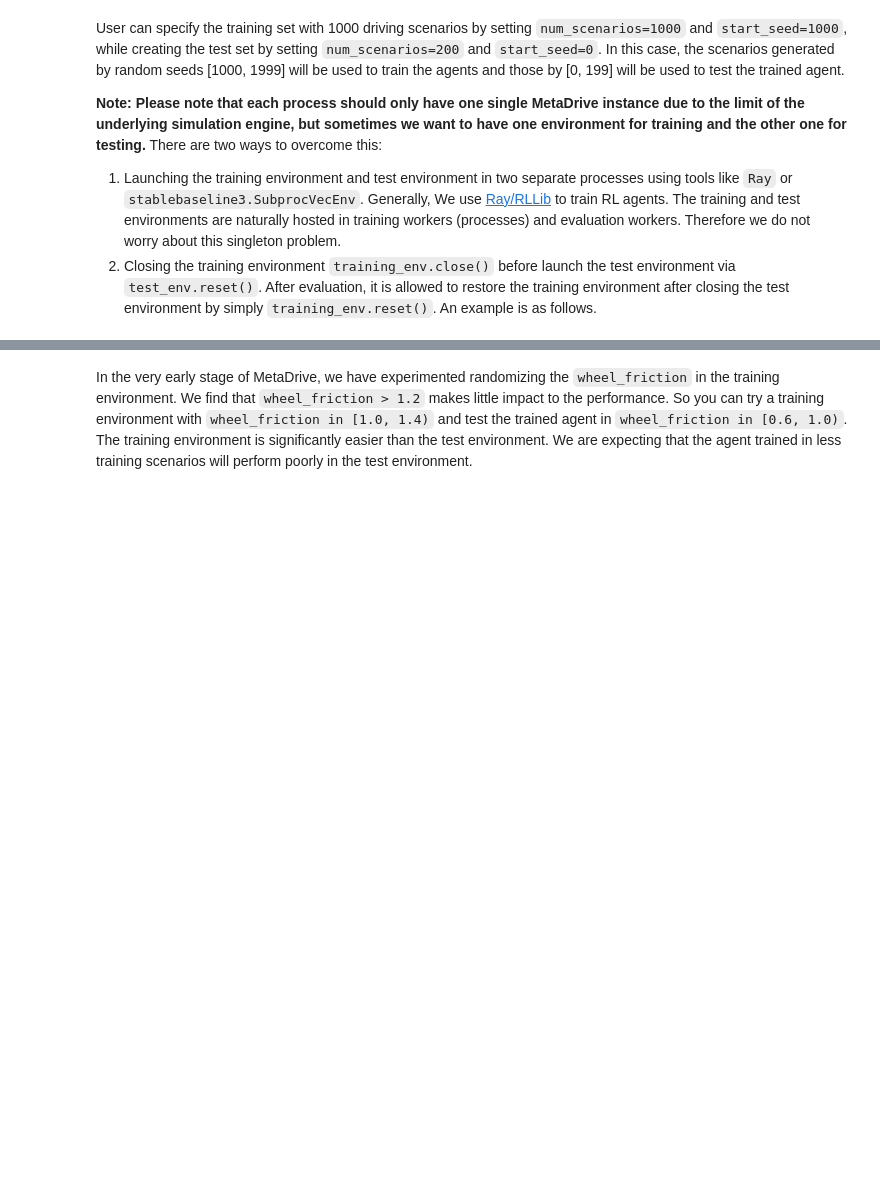
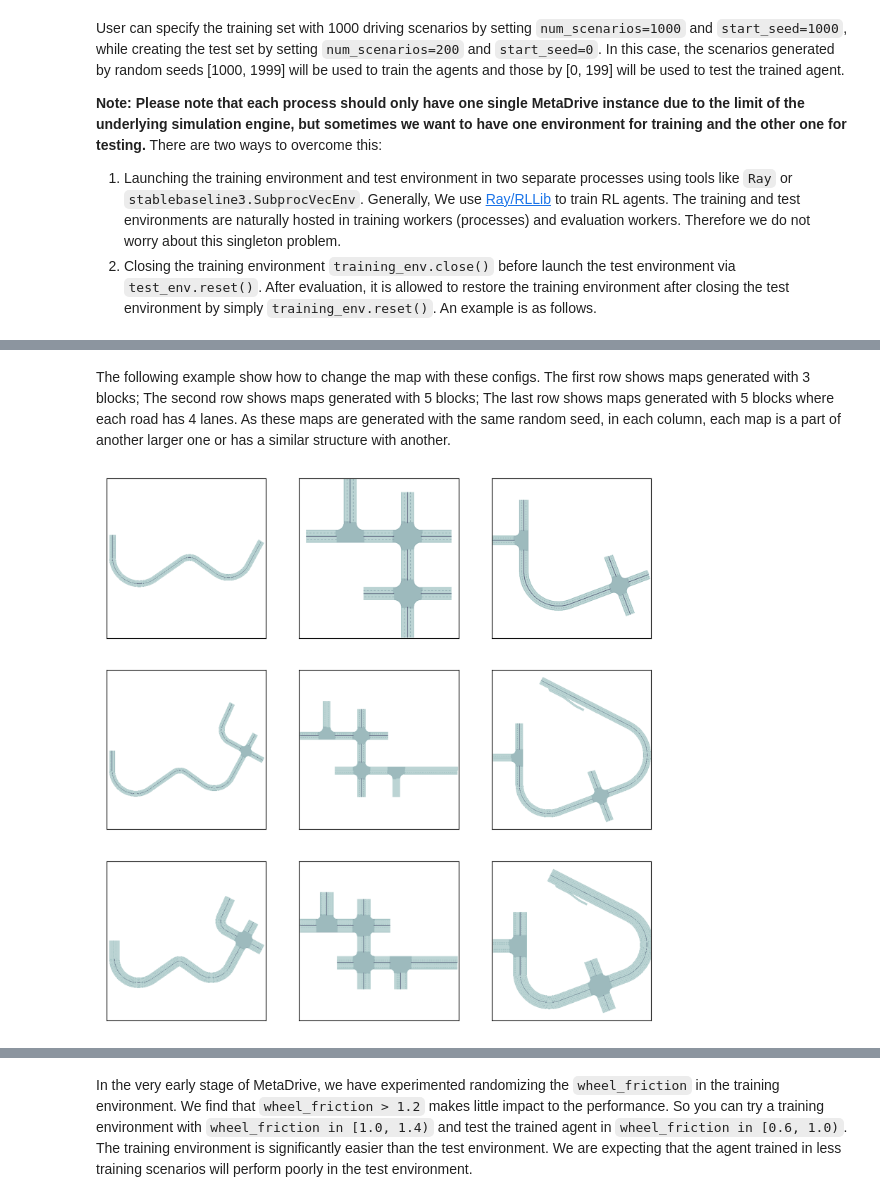
Before and after one commit to metadriverse/metadrive, a Jupyter notebook: documentation/source/rl_environments.ipynb, the cells around one changed output, grey strips where cells are left out. Cells and saved outputs as stored; diff of their text form; code cells hidden in the pictures; blank space fills up the shorter version.

```diff
--- a/documentation/source/rl_environments.ipynb
+++ b/documentation/source/rl_environments.ipynb
@@ -140,0 +168,12 @@ There are 4 types of traffic vehicles
+# %%
+from metadrive import MetaDriveEnv
+from metadrive.policy.idm_policy import IDMPolicy
+
+env = MetaDriveEnv(dict(traffic_mode="hybrid", map="O")) # Default, traffic density=0.1
+env.reset(seed=0)
+try:
+    for i in range(1000):
+        o,r,d,_,_ = env.step([0,0.2] if i > 100 and i < 200 else [0, -0.5])
+        env.render(mode="topdown", scaling=4, camera_position=(100, 0))
+finally:
+    env.close()
@@ -140,0 +192,2 @@ There are 4 types of traffic vehicles
+# %% [markdown]
+The following example show how to change the map with these configs. The first row shows maps generated with 3 blocks; The second row shows maps generated with 5 blocks; The last row shows maps generated with 5 blocks where each road has 4 lanes. As these maps are generated with the same random seed, in each column, each map is a part of another larger one or has a similar structure with another.
@@ -140,0 +203,31 @@ There are 4 types of traffic vehicles
+# %%
+map_config={BaseMap.GENERATE_TYPE: MapGenerateMethod.BIG_BLOCK_NUM,
+            BaseMap.GENERATE_CONFIG: 3,  # 3 block
+            BaseMap.LANE_WIDTH: 3.5,
+            BaseMap.LANE_NUM: 2}
+
+fig, axs = plt.subplots(3, 3, figsize=(10, 10), dpi=100)
+count = 0
+for i in range(3):
+    if i==0:
+        map_config["config"]=3
+        env = MetaDriveEnv(dict(num_scenarios=10, map_config=map_config, log_level=logging.WARNING))
+    elif i==1:
+        map_config["config"]=5
+        env = MetaDriveEnv(dict(num_scenarios=10, map_config=map_config, log_level=logging.WARNING))
+    elif i==2:
+        map_config["config"]=5
+        map_config["lane_num"]=4
+        env = MetaDriveEnv(dict(num_scenarios=10, map_config=map_config, log_level=logging.WARNING))
+    for j in range(3):
+        count += 1
+        env.reset(seed=j)
+        m = draw_top_down_map(env.current_map)
+        ax = axs[i][j]
+        ax.imshow(m, cmap="bone")
+        ax.set_xticks([])
+        ax.set_yticks([])
+    env.close()
+plt.show()
+# %% [output]
+[figure, added]
```
Also changed, not shown: parts of 20 cells of this notebook, 1 other file.
